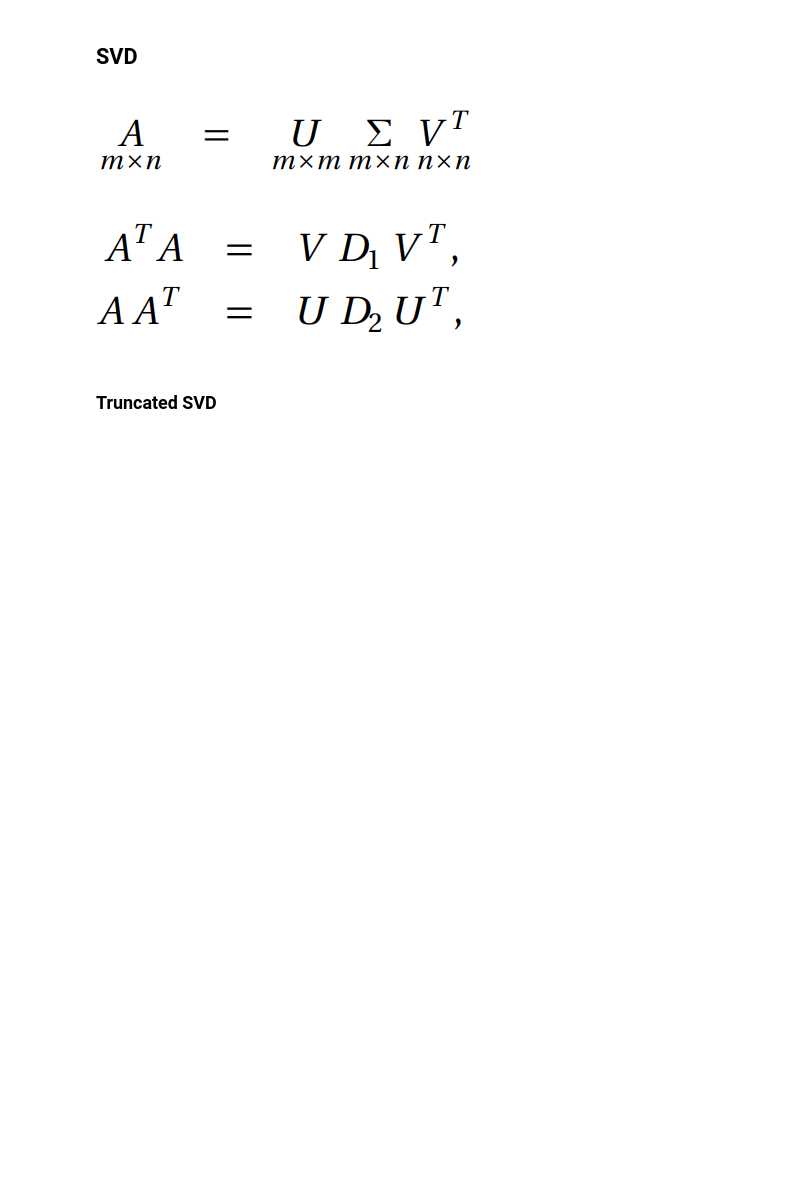
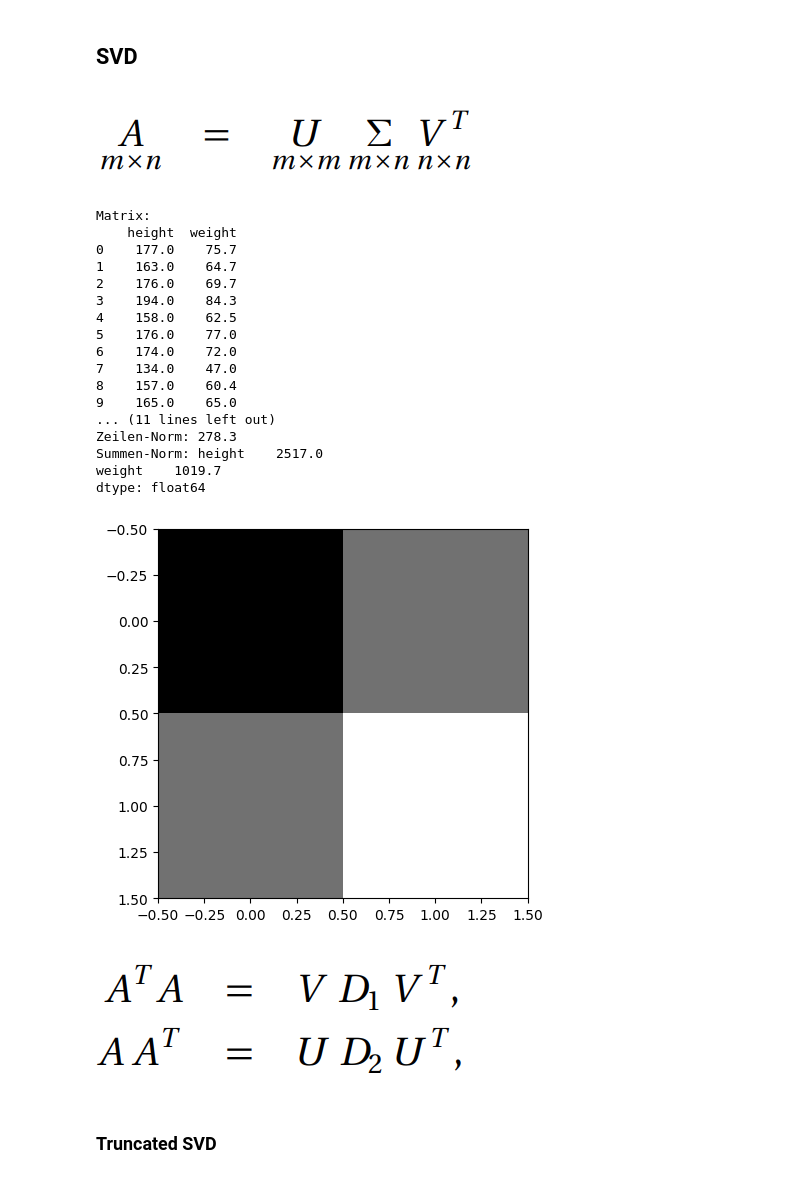
Before and after one commit to Sandra-Senn/ala_fhnw_HS24, a Jupyter notebook: formeln_MSP.ipynb, the cells around one changed output. Cells and saved outputs as stored; diff of their text form; code cells hidden in the pictures; blank space fills up the shorter version.

```diff
--- a/formeln_MSP.ipynb
+++ b/formeln_MSP.ipynb
@@ -243 +640,21 @@ True
+# %%
+# Daten einlesen
+A = np.array([[4,2],[2,2]])
+
+
+#Chlesky Zerlegung  ->  A = B.T @ B
+# Zerlegung der pos def Matrix A in das Produkt einer unteren Dreiecksmatrix  und deren Transponierte
+B = np.linalg.cholesky(A).T
+B
+
+B.T.dot(B)
+
+#inverse zum Ablesen der Matrix
+Binv = np.linalg.inv(B)
+
+
+
+# optionaler quercheck
+v1 = Binv[:,0].reshape(-1,1)
+v2 = Binv[:,1].reshape(-1,1)
 # %% [markdown]
@@ -310,7 +737,7 @@ def sum_norm(A):
 
 
 # all in one
-def calculate_matrix_norms(A):
+def calc_matrix_norms(A):
     fro     = np.linalg.norm(A, 'fro')
     spekt   = np.linalg.norm(A, ord=2)
     maxi    = np.linalg.norm(A, ord=np.inf)
@@ -333,7 +760,7 @@ def calculate_matrix_norms(A):
     for name, value in norms.items():
         print(f"{name}: {value}")
 
-    # return fro, spekt, maxi, colm, rown, sumn
+    return fro, spekt, maxi, colm, rown, sumn
 # %%
 A = np.array([[1,0],[0,0]])
 B = np.array([[0,0],[1,1]])
@@ -483,25 +916,44 @@ similarity, test
 # %%
 A = np.array([[4, 12],[12,22]])
 
 # svd berechnen
 U, Sigma, Vt = np.linalg.svd(A)
 
 # Quercheck ob richtige Dimension
 U.shape, Sigma.shape, Vt.shape
 
 
-data_50 = np.matrix(U[:,:50]) @ np.diag(S[:50]) @ np.matrix(V[:50,:])
+data_50 = np.matrix(U[:,:50]) @ np.diag(Sigma[:50]) @ np.matrix(Vt[:50,:])
 
 plt.imshow(data_50, cmap="grey")
 
 
 
 
 
 
 
 # mit gewünschen Norm weiterrechnen
-fro, spekt, maxi, colm, rown, sumn  = calculate_matrix_norms(data)
+fro, spekt, maxi, colm, rown, sumn  = calc_matrix_norms(data)
+# %% [output]
+Matrix:
+    height  weight
+0    177.0    75.7
+1    163.0    64.7
+2    176.0    69.7
+3    194.0    84.3
+4    158.0    62.5
+5    176.0    77.0
+6    174.0    72.0
+7    134.0    47.0
+8    157.0    60.4
+9    165.0    65.0
+... (11 lines left out)
+Zeilen-Norm: 278.3
+Summen-Norm: height    2517.0
+weight    1019.7
+dtype: float64
+[figure, added]
 # %% [markdown]
 ![image.png](attachment:image.png)
 # %% [markdown]
```
Also changed, not shown: parts of 71 cells of this notebook, 19 other files.
